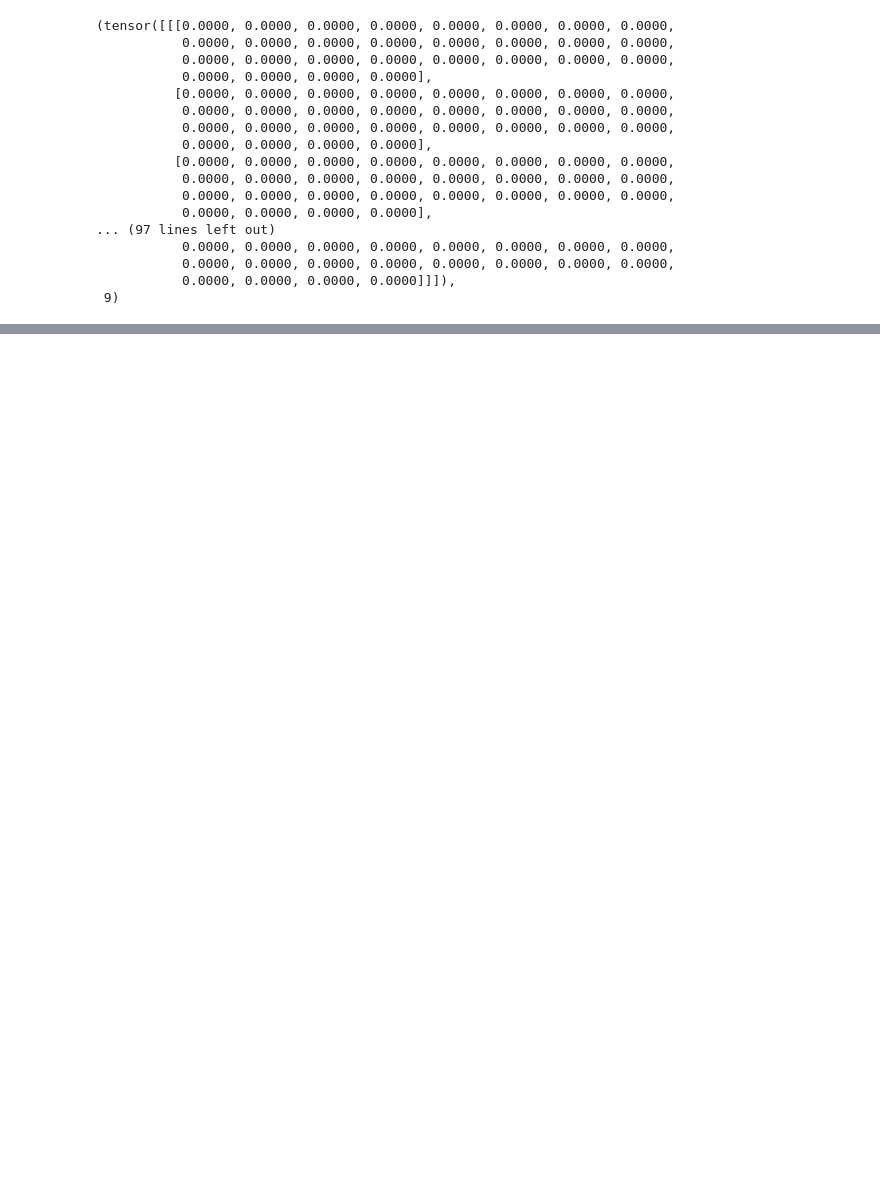
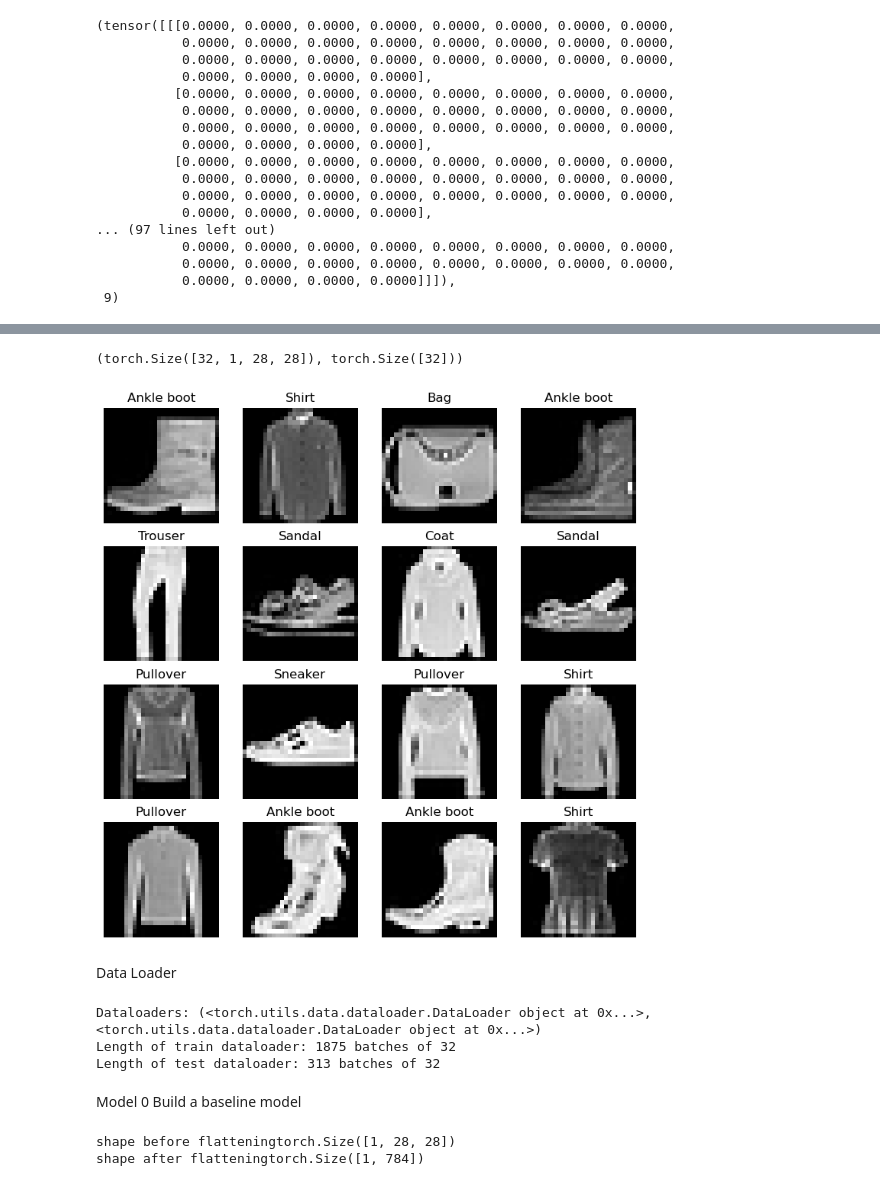
Before and after one commit to Darshan2082002/Python-Project-for-my-understanding, a Jupyter notebook: Pytorch File/Chapter_3.ipynb, the cells around one changed output, grey strips where cells are left out. Cells and saved outputs as stored; diff of their text form; code cells hidden in the pictures; blank space fills up the shorter version.

```diff
--- a/Pytorch File/Chapter_3.ipynb
+++ b/Pytorch File/Chapter_3.ipynb
@@ -52,0 +123,21 @@ image,label
+# %%
+# Check out what's inside the training dataloader
+train_features_batch, train_labels_batch = next(iter(train_dataloader))
+train_features_batch.shape, train_labels_batch.shape
+# %% [output]
+(torch.Size([32, 1, 28, 28]), torch.Size([32]))
+# %%
+torch.manual_seed(42)
+fig=plt.figure(figsize=(9,9))
+rows,cols=4,4
+for i in range(1,rows*cols+1):
+    random_idx=torch.randint(0,len(train_data),size=[1]).item()
+    image,label=train_data[random_idx]
+    fig.add_subplot(rows,cols,i)
+    plt.imshow(image.squeeze(), cmap="gray")
+    plt.title(class_names[label])
+    plt.axis(False);
+# %% [output]
+[figure, added]
+# %% [markdown]
+Data Loader
@@ -52,0 +149,19 @@ image,label
+# %%
+print(f"Dataloaders: {train_dataloader, test_dataloader}")
+print(f"Length of train dataloader: {len(train_dataloader)} batches of {BATCH_SIZE}")
+print(f"Length of test dataloader: {len(test_dataloader)} batches of {BATCH_SIZE}")
+# %% [output]
+Dataloaders: (<torch.utils.data.dataloader.DataLoader object at 0x...>, <torch.utils.data.dataloader.DataLoader object at 0x...>)
+Length of train dataloader: 1875 batches of 32
+Length of test dataloader: 313 batches of 32
+# %% [markdown]
+Model 0 Build a baseline model
+# %%
+flatten_model=nn.Flatten()
+x=train_features_batch[0]
+output=flatten_model(x)
+print(f"shape before flattening{x.shape}")
+print(f"shape after flattening{output.shape}")
+# %% [output]
+shape before flatteningtorch.Size([1, 28, 28])
+shape after flatteningtorch.Size([1, 784])
```
Also changed, not shown: parts of 8 cells of this notebook.
